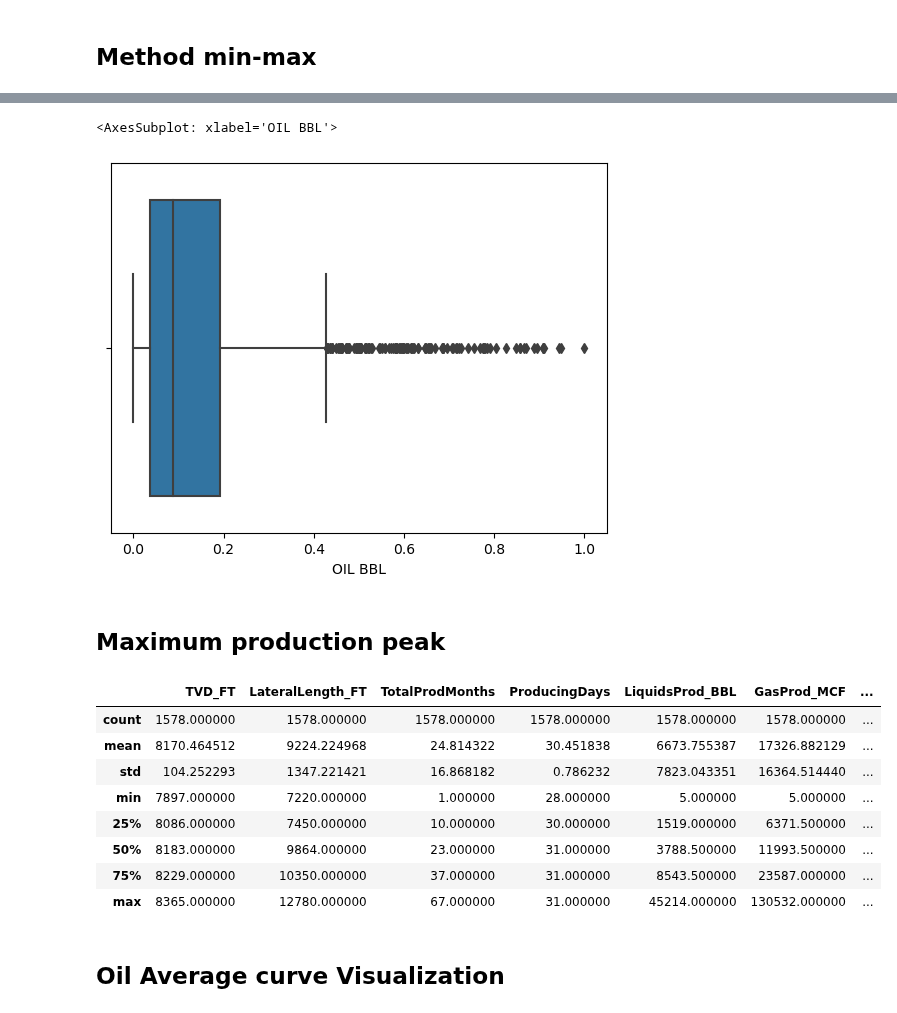
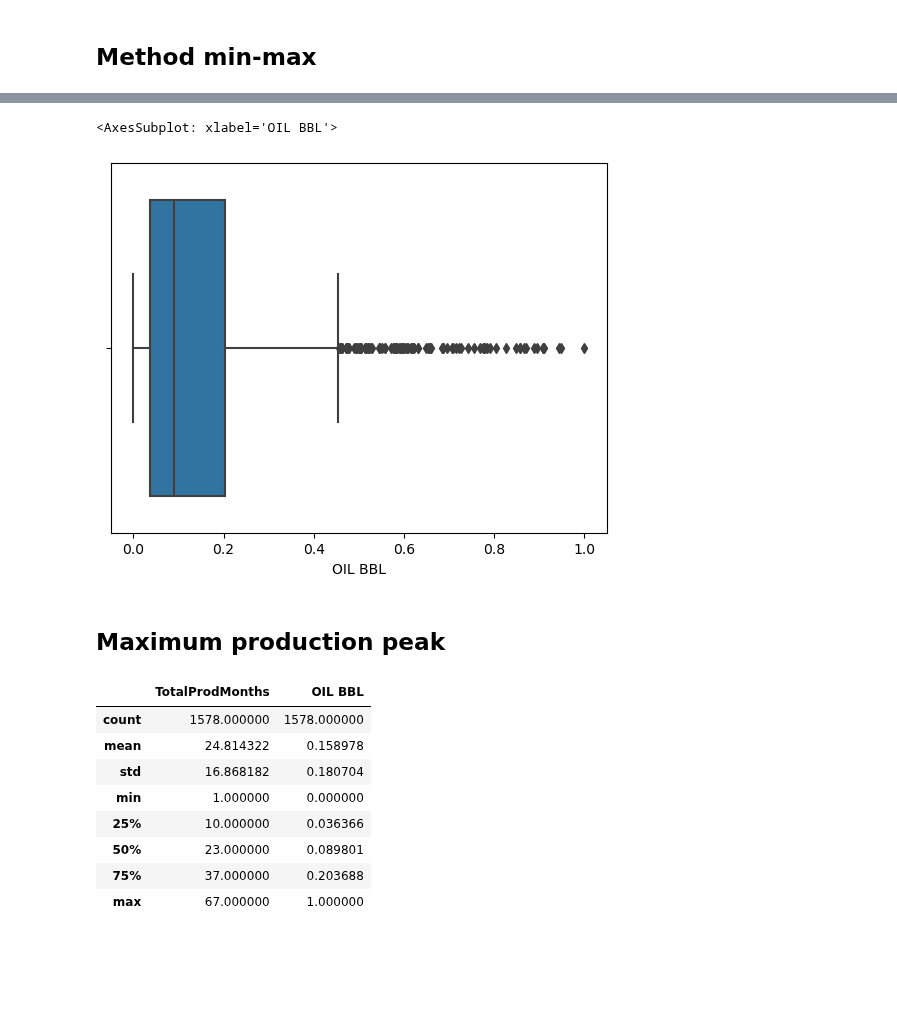
Before and after one commit to dasxgo/rocket-app, a Jupyter notebook: tap_rock_shlitz.ipynb, the cells around one changed output, grey strips where cells are left out. Cells and saved outputs as stored; diff of their text form; code cells hidden in the pictures; blank space fills up the shorter version.

```diff
--- a/tap_rock_shlitz.ipynb
+++ b/tap_rock_shlitz.ipynb
@@ -318,4 +315,4 @@ dtype: float64
 # %%
-visualization = df_lss[['TotalProdMonths', 'OIL BBL']]
-visualization
+df_vis = df_lss[['WellName', 'TotalProdMonths', 'OIL BBL']]
+df_vis
 # %% [output]
@@ -335,4 +332,4 @@ visualization
 # %%
-visualization.loc[visualization["TotalProdMonths"] <= 1, 'OIL BBL'] =  13643.270833
-visualization
+df_vis.loc[df_vis["TotalProdMonths"] <= 1, 'OIL BBL'] =  13643.270833
+df_vis
 # %% [output]
@@ -417,13 +396,13 @@ Name: OIL BBL, dtype: float64
 # %% [markdown]
 ## Method min-max
 # %%
-df_lss['OIL BBL'] = (df_lss['OIL BBL']-df_lss['OIL BBL'].min()) / (df_lss['OIL BBL'].max()-df_lss['OIL BBL'].min())
+df_vis['OIL BBL'] = (df_vis['OIL BBL']-df_vis['OIL BBL'].min()) / (df_vis['OIL BBL'].max()-df_vis['OIL BBL'].min())
 p = 0.2
 
 fig, axs = plt.subplots(2, 1, sharex=True, tight_layout=True)
 
-axs[0].hist(df_lss['OIL BBL'])
-axs[1].hist(df_lss['OIL BBL'].apply(lambda x : np.tanh(x/p)))
+axs[0].hist(df_vis['OIL BBL'])
+axs[1].hist(df_vis['OIL BBL'].apply(lambda x : np.tanh(x/p)))
 # %% [output]
 A value is trying to be set on a copy of a slice from a DataFrame.
 Try using .loc[row_indexer,col_indexer] = value instead
@@ -439,21 +418,19 @@ See the caveats in the documentation: https://pandas.pydata.org/pandas-docs/stab
 # %%
-sns.boxplot(x=df_lss['OIL BBL'])
+sns.boxplot(x=df_vis['OIL BBL'])
 # %% [output]
 <AxesSubplot: xlabel='OIL BBL'>
-[figure, old version]
+[figure, new version]
 # %% [markdown]
 ## Maximum production peak
 # %%
-df_lss.describe()
+df_vis.describe()
 # %% [output]
-|  | TVD_FT | LateralLength_FT | TotalProdMonths | ProducingDays | LiquidsProd_BBL | GasProd_MCF | ... |
-| count | 1578.000000 | 1578.000000 | 1578.000000 | 1578.000000 | 1578.000000 | 1578.000000 | ... |
-| mean | 8170.464512 | 9224.224968 | 24.814322 | 30.451838 | 6673.755387 | 17326.882129 | ... |
-| std | 104.252293 | 1347.221421 | 16.868182 | 0.786232 | 7823.043351 | 16364.514440 | ... |
-| min | 7897.000000 | 7220.000000 | 1.000000 | 28.000000 | 5.000000 | 5.000000 | ... |
-| 25% | 8086.000000 | 7450.000000 | 10.000000 | 30.000000 | 1519.000000 | 6371.500000 | ... |
-| 50% | 8183.000000 | 9864.000000 | 23.000000 | 31.000000 | 3788.500000 | 11993.500000 | ... |
-| 75% | 8229.000000 | 10350.000000 | 37.000000 | 31.000000 | 8543.500000 | 23587.000000 | ... |
-| max | 8365.000000 | 12780.000000 | 67.000000 | 31.000000 | 45214.000000 | 130532.000000 | ... |
+|  | TotalProdMonths | OIL BBL |
+| count | 1578.000000 | 1578.000000 |
+| mean | 24.814322 | 0.158978 |
+| std | 16.868182 | 0.180704 |
+| min | 1.000000 | 0.000000 |
+| 25% | 10.000000 | 0.036366 |
+| 50% | 23.000000 | 0.089801 |
+| 75% | 37.000000 | 0.203688 |
+| max | 67.000000 | 1.000000 |
-# %% [markdown]
-## Oil Average curve Visualization
```
Also changed, not shown: parts of 10 cells of this notebook.
